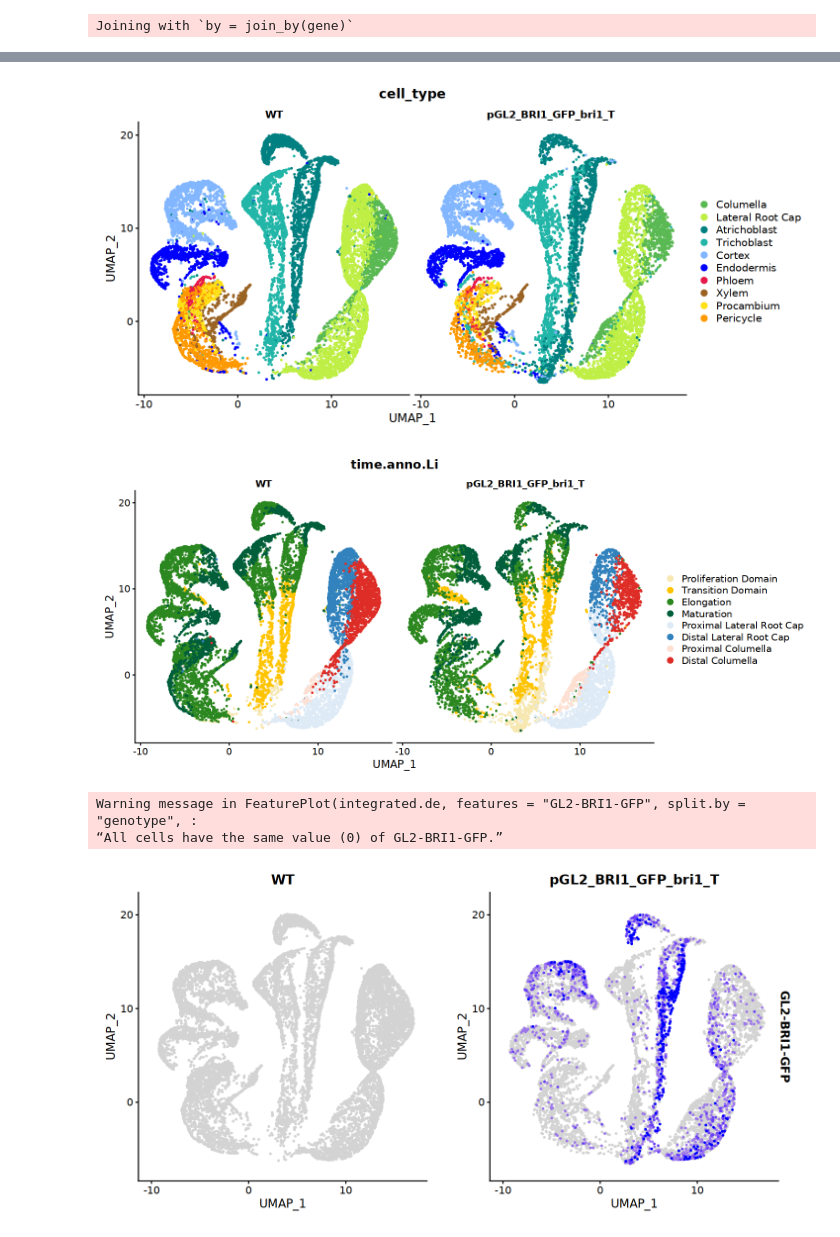
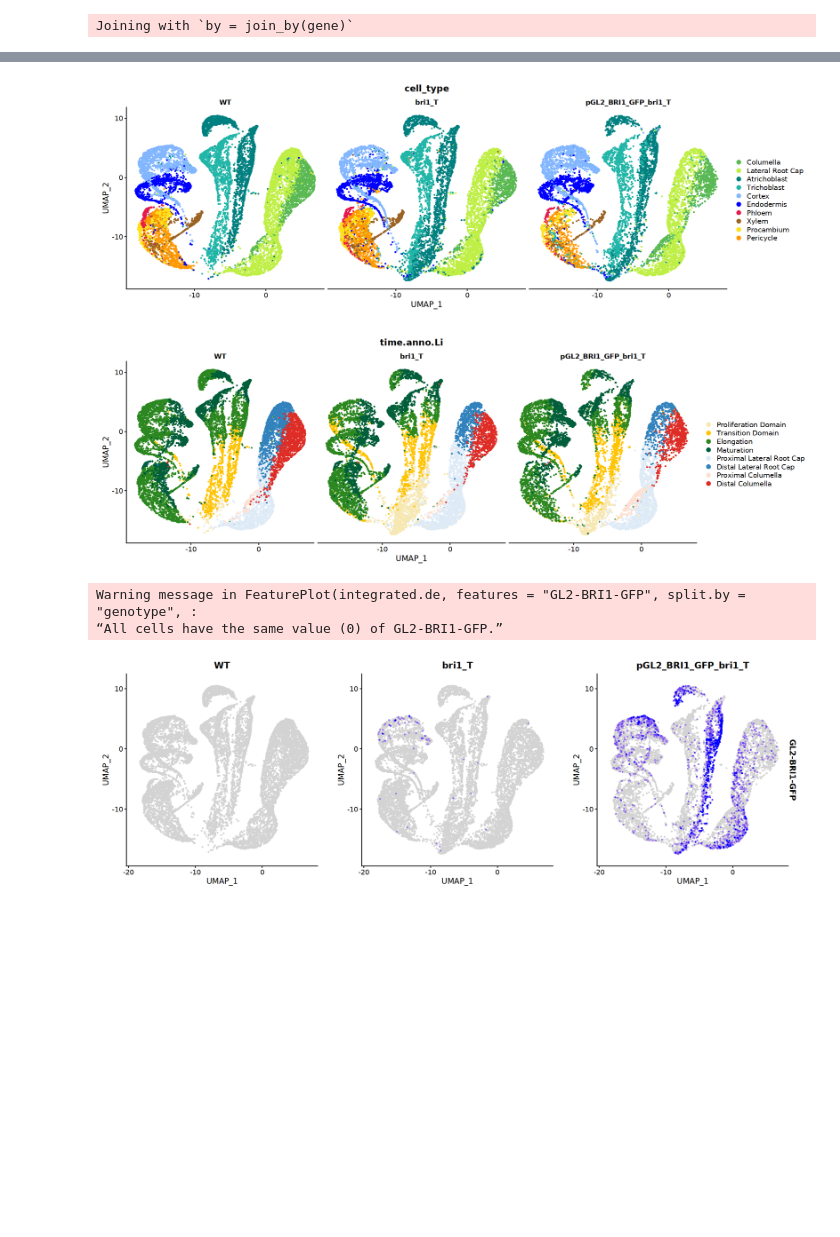
Before and after one commit to tmnolan/BR-Receptors, a Jupyter notebook: Notebook/BR-Receptor-06-muscat_DEG_GL2_BRI1-GFP_cell_type_only.ipynb, the cells around one changed output, grey strips where cells are left out. Cells and saved outputs as stored; diff of their text form; code cells hidden in the pictures; blank space fills up the shorter version.

```diff
--- a/Notebook/BR-Receptor-06-muscat_DEG_GL2_BRI1-GFP_cell_type_only.ipynb
+++ b/Notebook/BR-Receptor-06-muscat_DEG_GL2_BRI1-GFP_cell_type_only.ipynb
@@ -56,7 +56,7 @@ locale:
 [169] reshape2_1.4.4            gtable_0.3.1
 [171] rbibutils_2.2.13
 # %%
-rc.integrated <- readRDS("../../CheWei/scRNA-seq/Integrated_Objects/rc.integrated_4S_GL2_lines_seu4_annotated_20240226.rds")
+rc.integrated <- readRDS("../../CheWei/scRNA-seq/Integrated_Objects/rc.integrated_6S_GL2_lines_seu4_annotated_20240429.rds")
 # %%
 rc.integrated
 # %% [output]
@@ -524,41 +395,41 @@ palette <- c("#9400D3", "#DCD0FF","#5AB953", "#BFEF45", "#008080", "#21B6A8", "#
 integrated.de$cell_type <- factor(integrated.de$cell_type, levels = order[sort(match(unique(integrated.de$cell_type),order))])
 color <- palette[sort(match(unique(integrated.de$cell_type),order))]
 # %%
-options(repr.plot.width=12, repr.plot.height=6)
+options(repr.plot.width=18, repr.plot.height=6)
 (Celltype_umap <- DimPlot(integrated.de,
                       reduction = "umap",
                       group.by = "cell_type",
                       cols = color, split.by = 'genotype',
-                      ncol=2,
+                      ncol=3,
                       pt.size = 0.5))
 
-ggsave("../output/GL2/Cell_type_umap_square.pdf", width=12, height=6)
+ggsave("../output/GL2/Cell_type_umap_square.pdf", width=18.3, height=6)
 # %% [output]
-[figure, old version]
+[figure, new version]
 # %%
-options(repr.plot.width=13, repr.plot.height=6)
+options(repr.plot.width=18, repr.plot.height=6)
 DimPlot(integrated.de,
         group.by = "time.anno.Li",
                       split.by = 'genotype',
         order = c("Distal Columella","Proximal Columella","Distal Lateral Root Cap","Proximal Lateral Root Cap","Maturation","Elongation", "Transition Domain", "Proliferation Domain"),
         cols = c('#F7E7B0','#FFC400','#2B871F','#005E3B', "#deebf7", "#3182bd", '#fee0d2','#de2d26'),
-        ncol=2,
+        ncol=3,
         pt.size = 0.5)
-ggsave("../output/GL2/Dev_stage_umap_square.pdf", width=13, height=6)
+ggsave("../output/GL2/Dev_stage_umap_square.pdf", width=18.3, height=6)
 # %% [output]
-[figure, old version]
+[figure, new version]
 # %%
-options(repr.plot.width = 12, repr.plot.height = 6)
+options(repr.plot.width = 18, repr.plot.height = 6)
 
 DefaultAssay(integrated.de) <- "SCT"
 # expression of the transgene
 (BRI1_UMAP <- FeaturePlot(integrated.de, features="GL2-BRI1-GFP", split.by = "genotype", order=T, max.cutoff = "q90", pt.size = 0.5))
 
-ggsave("../output/GL2/pGL2_BRI1-GFP_expression.pdf", width=12, height=6)
+ggsave("../output/GL2/pGL2_BRI1-GFP_expression.pdf", width=18.3, height=6)
 # %% [output]
 Warning message in FeaturePlot(integrated.de, features = "GL2-BRI1-GFP", split.by = "genotype", :
 “All cells have the same value (0) of GL2-BRI1-GFP.”
-[figure, old version]
+[figure, new version]
 # %%
 # expression of GL2
 (GL2_UMAP <- FeaturePlot(integrated.de, features="AT1G79840", split.by = "genotype", order=T, max.cutoff = "q90", pt.size = 0.5))
```
Also changed, not shown: parts of 28 cells of this notebook, 5 other files.
